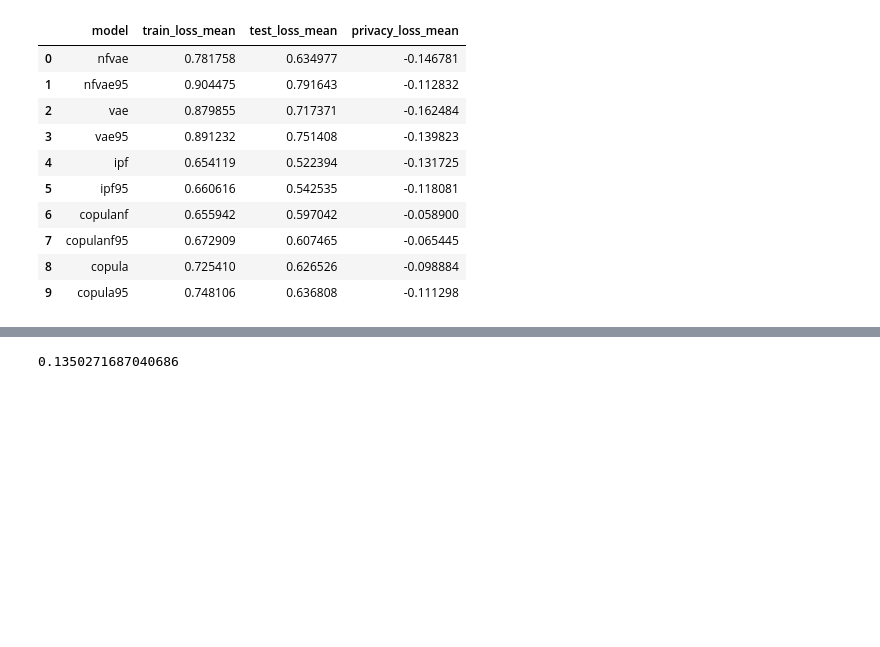
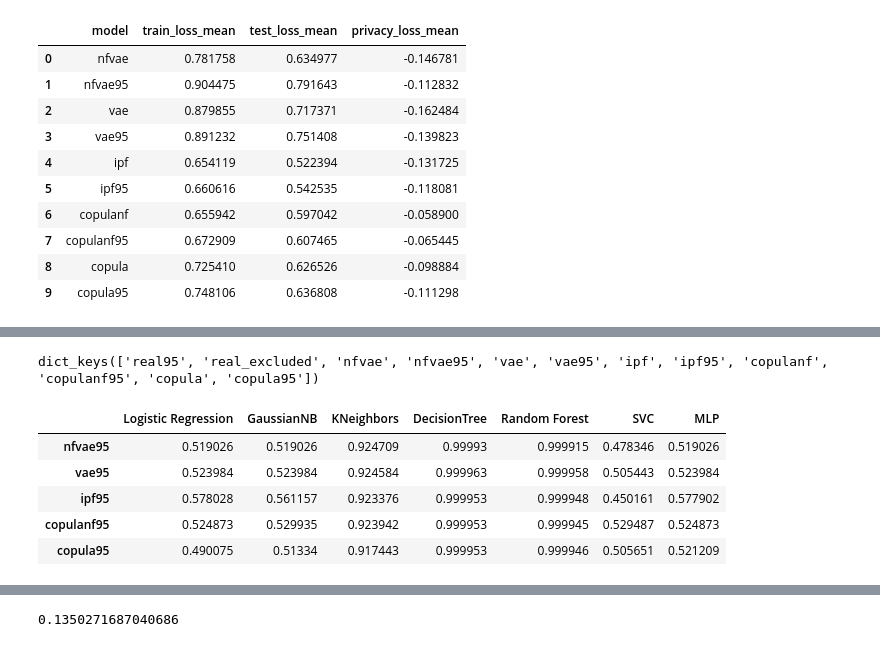
Before and after one commit to jaclenti/NFVAE-population-synthesis, a Jupyter notebook: notebooks/lc_privacy_4.ipynb, the cells around one changed output, grey strips where cells are left out. Cells and saved outputs as stored; diff of their text form; code cells hidden in the pictures; blank space fills up the shorter version.

```diff
--- a/notebooks/lc_privacy_4.ipynb
+++ b/notebooks/lc_privacy_4.ipynb
@@ -525,0 +689,10 @@ Other tries
+# %%
+def min_distance_to_synth(x_real, x_synth, metric="euclidean"):
+    if(metric=='euclidean'):
+        dists = pairwise_distances(x_real, x_synth, metric=metric)
+    elif(metric=='norm1'):
+        dists = pairwise_distances(x_real, x_synth, metric='minkowski', p=1)
+    elif(metric=='gower'):
+        dists = gower.gower_matrix(x_real, x_synth)
+
+    return dists.min(axis=1)
@@ -525,0 +831,16 @@ Other tries
+# %%
+data.keys()
+# %% [output]
+dict_keys(['real95', 'real_excluded', 'nfvae', 'nfvae95', 'vae', 'vae95', 'ipf', 'ipf95', 'copulanf', 'copulanf95', 'copula', 'copula95'])
+# %%
+data_control = ['nfvae95','vae95','ipf95','copulanf95','copula95']
+res_rocauc, res_aucpr, res_precision, res_recall, res_f1 = MIA_Table(data=data,control_data=data_control)
+# %%
+res_rocauc
+# %% [output]
+|  | Logistic Regression | GaussianNB | KNeighbors | DecisionTree | Random Forest | SVC | MLP |
+| nfvae95 | 0.519026 | 0.519026 | 0.924709 | 0.99993 | 0.999915 | 0.478346 | 0.519026 |
+| vae95 | 0.523984 | 0.523984 | 0.924584 | 0.999963 | 0.999958 | 0.505443 | 0.523984 |
+| ipf95 | 0.578028 | 0.561157 | 0.923376 | 0.999953 | 0.999948 | 0.450161 | 0.577902 |
+| copulanf95 | 0.524873 | 0.529935 | 0.923942 | 0.999953 | 0.999945 | 0.529487 | 0.524873 |
+| copula95 | 0.490075 | 0.51334 | 0.917443 | 0.999953 | 0.999946 | 0.505651 | 0.521209 |
```
Also changed, not shown: parts of 32 cells of this notebook.
